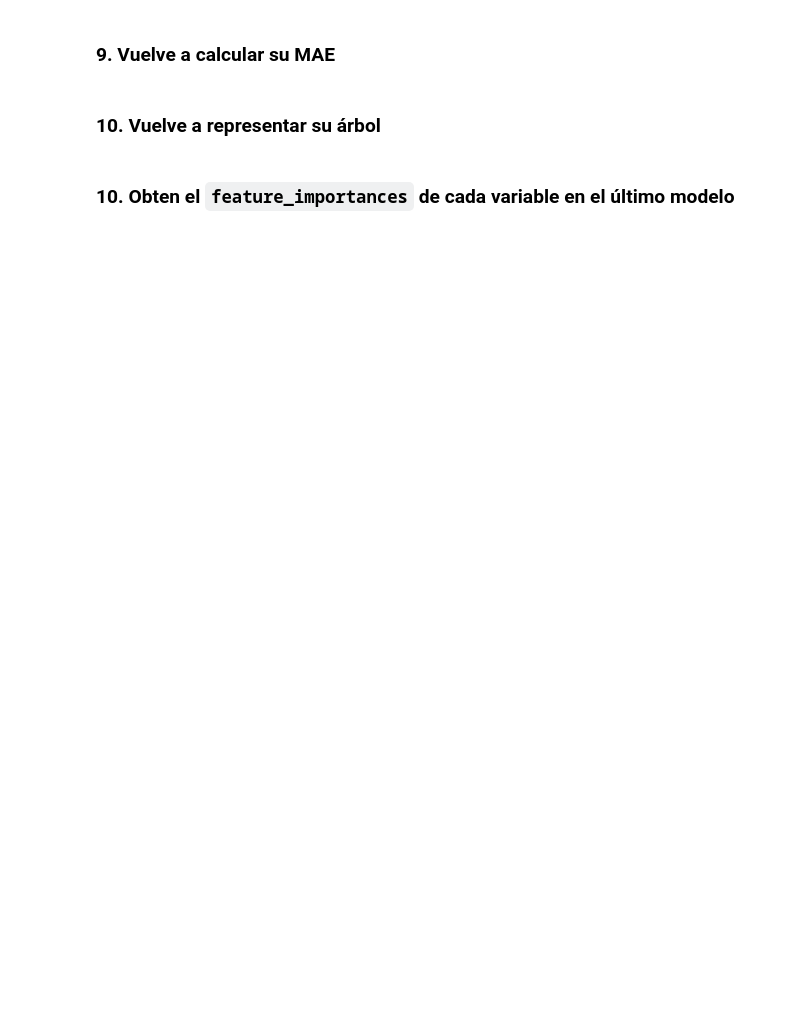
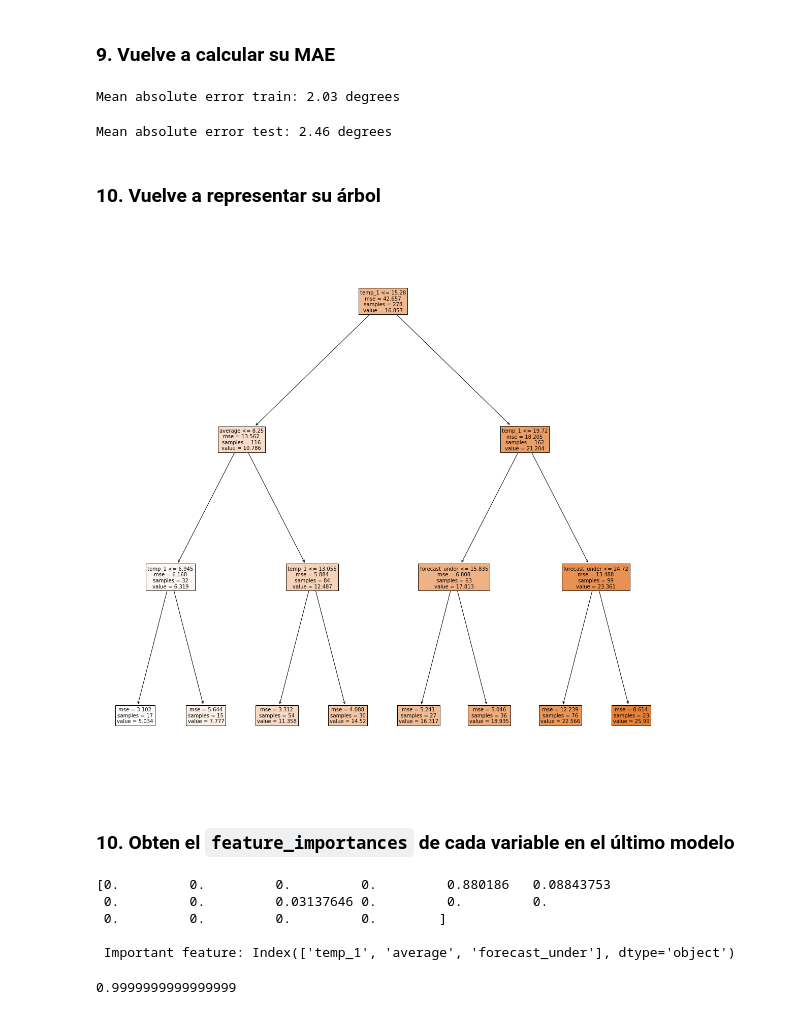
Before and after one commit to PilarDenia/activity_bootcamp_jun2020, a Jupyter notebook: 2_Machine_Learning/semana_25/dia_1/1 - Regression_Tree - Clase.ipynb, the cells around one changed output. Cells and saved outputs as stored; diff of their text form; code cells hidden in the pictures; blank space fills up the shorter version.

```diff
--- a/2_Machine_Learning/semana_25/dia_1/1 - Regression_Tree - Clase.ipynb
+++ b/2_Machine_Learning/semana_25/dia_1/1 - Regression_Tree - Clase.ipynb
@@ -47,6 +430,42 @@ Sin usar sklearn
 # %% [markdown]
 ### 9. Vuelve a calcular su MAE
+# %%
+MAE = sklearn.metrics.mean_absolute_error(y_train, tree_reg.predict(X_train))
+
+print('Mean absolute error train:', round(MAE,2), 'degrees')
+#With 5_levels. MAE train: 1.5054923038785408 degrees
+# %% [output]
+Mean absolute error train: 2.03 degrees
+# %%
+MAE = sklearn.metrics.mean_absolute_error(y_test, tree_predic)
+
+print('Mean absolute error test:', round(MAE,2), 'degrees')
+#With 5_levels. MAE test: 2.27 degrees
+# %% [output]
+Mean absolute error test: 2.46 degrees
 # %% [markdown]
 ### 10. Vuelve a representar su árbol
+# %%
+plt.figure(figsize=(20,20))
+sklearn.tree.plot_tree(tree_reg,
+                feature_names=datat.columns,
+                class_names=datat['actual'],
+                filled=True);
+# %% [output]
+[figure, added]
 # %% [markdown]
 ### 10. Obten el `feature_importances` de cada variable en el último modelo
+# %%
+print(tree_reg.feature_importances_)
+print('\n Important feature:',X_train.columns[[4,5,8]])
+# %% [output]
+[0.         0.         0.         0.         0.880186   0.08843753
+ 0.         0.         0.03137646 0.         0.         0.
+ 0.         0.         0.         0.        ]
+
+ Important feature: Index(['temp_1', 'average', 'forecast_under'], dtype='object')
+# %%
+(tree_reg.feature_importances_).sum()
+#El atributo 'feature_importance_' muestra la importancia de las 'features' en porcentaje hasta un total de '100%'
+# %% [output]
+0.9999999999999999
```
Also changed, not shown: parts of 39 cells of this notebook, 35 other files.
